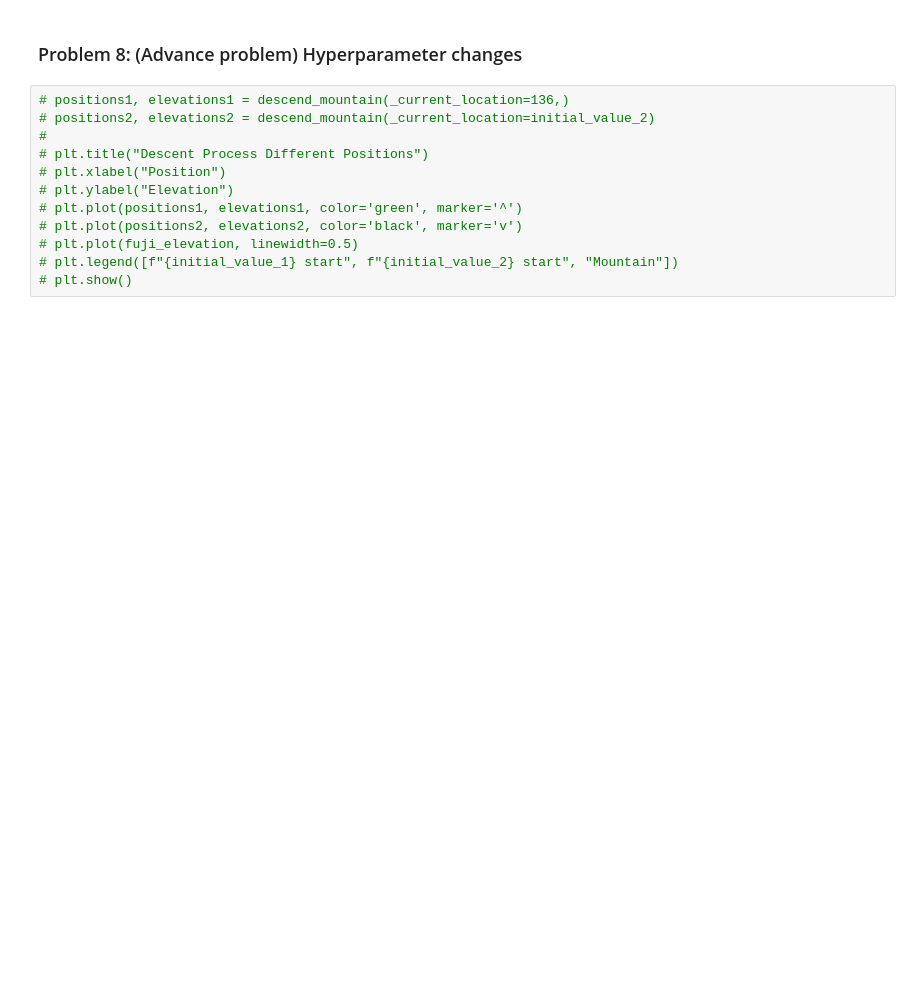
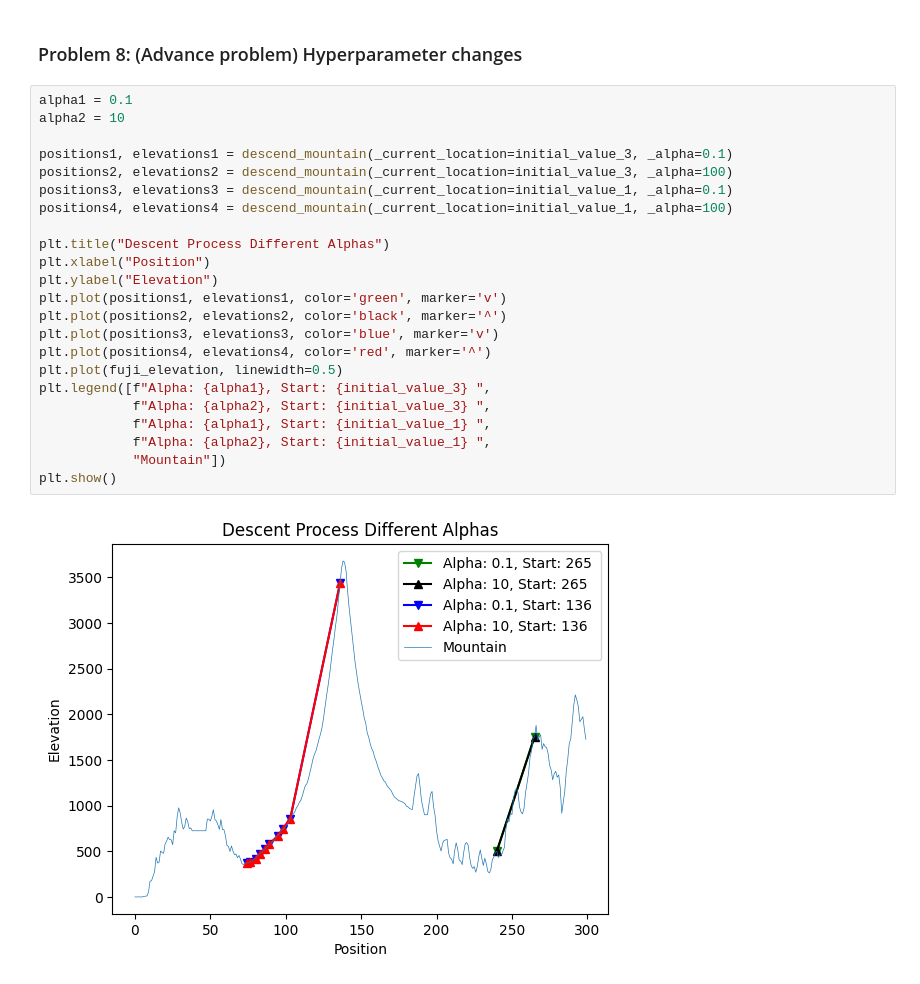
Before and after one commit to David-Jr/divic-ml-course-assignments, a Jupyter notebook: fuji-descent-issue/fuji-descent-issue.ipynb, the cells around one changed output. Drawn from its saved outputs; the diff is of its cells as text; blank space fills up the shorter version.

```diff
--- a/fuji-descent-issue/fuji-descent-issue.ipynb
+++ b/fuji-descent-issue/fuji-descent-issue.ipynb
@@ -117,14 +121,27 @@ plt.show()
 # %% [markdown]
 ### Problem 8: (Advance problem) Hyperparameter changes
 # %%
-# positions1, elevations1 = descend_mountain(_current_location=136,)
-# positions2, elevations2 = descend_mountain(_current_location=initial_value_2)
-#
-# plt.title("Descent Process Different Positions")
-# plt.xlabel("Position")
-# plt.ylabel("Elevation")
-# plt.plot(positions1, elevations1, color='green', marker='^')
-# plt.plot(positions2, elevations2, color='black', marker='v')
-# plt.plot(fuji_elevation, linewidth=0.5)
-# plt.legend([f"{initial_value_1} start", f"{initial_value_2} start", "Mountain"])
-# plt.show()
+alpha1 = 0.1
+alpha2 = 10
+
+positions1, elevations1 = descend_mountain(_current_location=initial_value_3, _alpha=0.1)
+positions2, elevations2 = descend_mountain(_current_location=initial_value_3, _alpha=100)
+positions3, elevations3 = descend_mountain(_current_location=initial_value_1, _alpha=0.1)
+positions4, elevations4 = descend_mountain(_current_location=initial_value_1, _alpha=100)
+
+plt.title("Descent Process Different Alphas")
+plt.xlabel("Position")
+plt.ylabel("Elevation")
+plt.plot(positions1, elevations1, color='green', marker='v')
+plt.plot(positions2, elevations2, color='black', marker='^')
+plt.plot(positions3, elevations3, color='blue', marker='v')
+plt.plot(positions4, elevations4, color='red', marker='^')
+plt.plot(fuji_elevation, linewidth=0.5)
+plt.legend([f"Alpha: {alpha1}, Start: {initial_value_3} ",
+            f"Alpha: {alpha2}, Start: {initial_value_3} ",
+            f"Alpha: {alpha1}, Start: {initial_value_1} ",
+            f"Alpha: {alpha2}, Start: {initial_value_1} ",
+            "Mountain"])
+plt.show()
+# %% [output]
+[figure, added]
```
Also changed, not shown: parts of 4 cells of this notebook.
